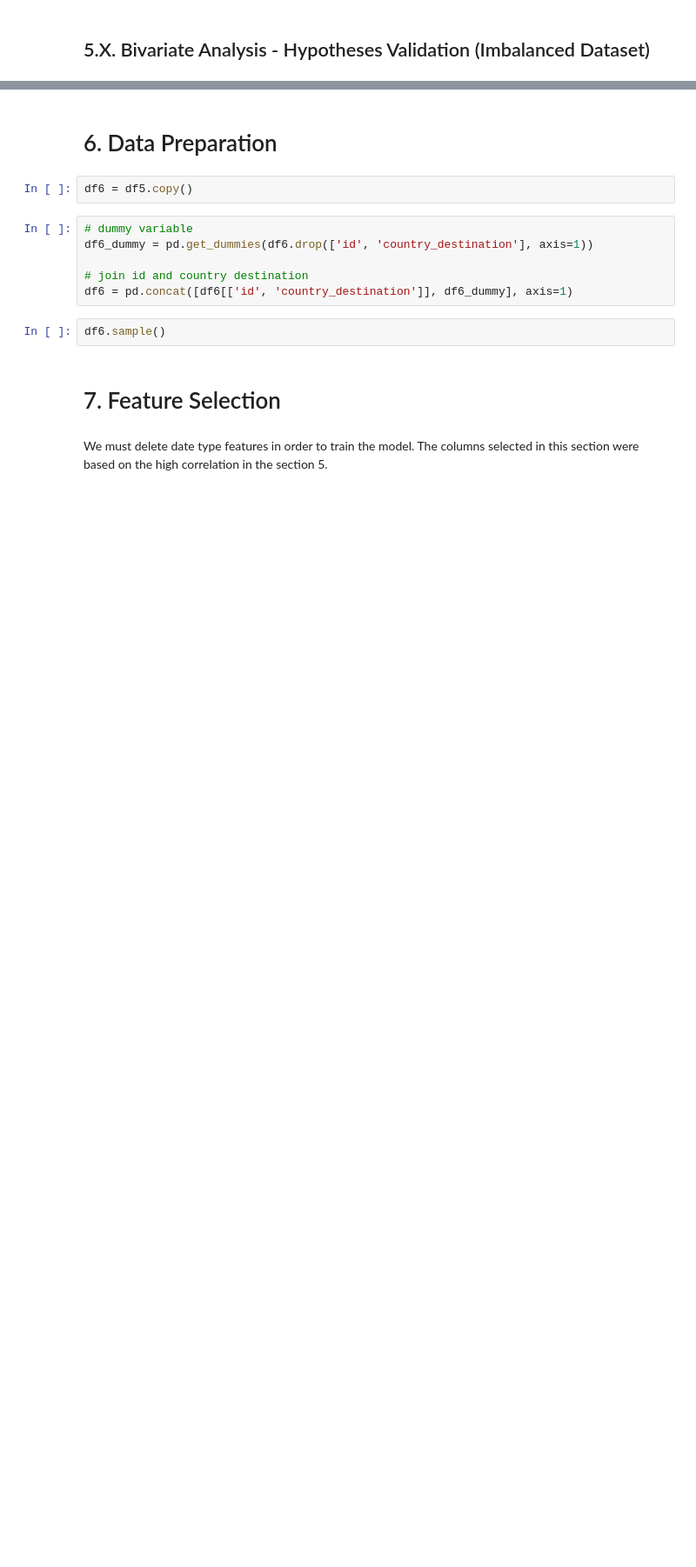
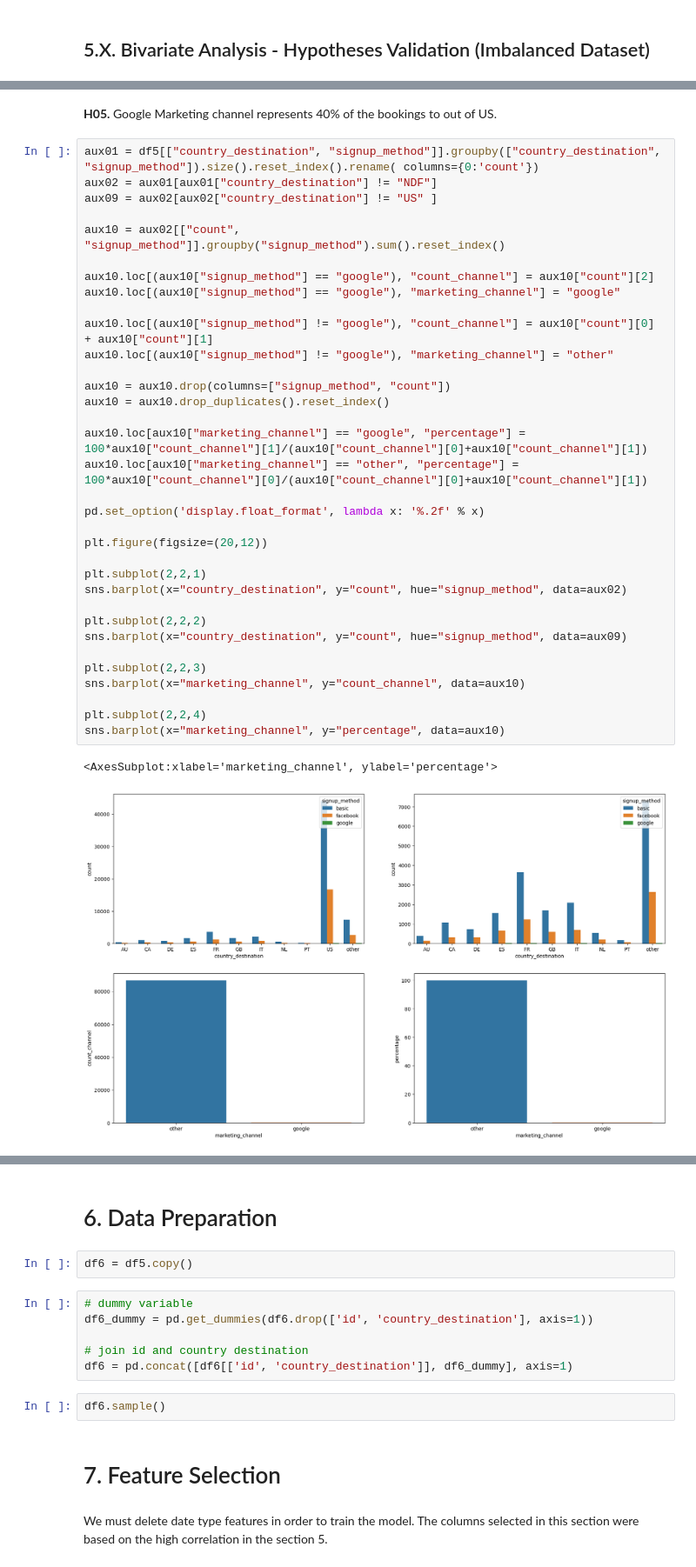
Before and after one commit to lucasquemelli/airbnb, a Jupyter notebook: airbnb.ipynb, the cells around one changed output, grey strips where cells are left out. Shown at 87% size. Saved outputs shown, nothing was run; the diff lists cells and outputs as text; blank space fills up the shorter version.

```diff
--- a/airbnb.ipynb
+++ b/airbnb.ipynb
@@ -1320,0 +1327,39 @@ The main objective of this analysis is to evaluate the correlation between the v
+# %% [markdown]
+**H05.** Google Marketing channel represents 40% of the bookings to out of US.
+# %%
+aux01 = df5[["country_destination", "signup_method"]].groupby(["country_destination", "signup_method"]).size().reset_index().rename( columns={0:'count'})
+aux02 = aux01[aux01["country_destination"] != "NDF"]
+aux09 = aux02[aux02["country_destination"] != "US" ]
+
+aux10 = aux02[["count", "signup_method"]].groupby("signup_method").sum().reset_index()
+
+aux10.loc[(aux10["signup_method"] == "google"), "count_channel"] = aux10["count"][2]
+aux10.loc[(aux10["signup_method"] == "google"), "marketing_channel"] = "google"
+
+aux10.loc[(aux10["signup_method"] != "google"), "count_channel"] = aux10["count"][0] + aux10["count"][1]
+aux10.loc[(aux10["signup_method"] != "google"), "marketing_channel"] = "other"
+
+aux10 = aux10.drop(columns=["signup_method", "count"])
+aux10 = aux10.drop_duplicates().reset_index()
+
+aux10.loc[aux10["marketing_channel"] == "google", "percentage"] = 100*aux10["count_channel"][1]/(aux10["count_channel"][0]+aux10["count_channel"][1])
+aux10.loc[aux10["marketing_channel"] == "other", "percentage"] = 100*aux10["count_channel"][0]/(aux10["count_channel"][0]+aux10["count_channel"][1])
+
+pd.set_option('display.float_format', lambda x: '%.2f' % x)
+
+plt.figure(figsize=(20,12))
+
+plt.subplot(2,2,1)
+sns.barplot(x="country_destination", y="count", hue="signup_method", data=aux02)
+
+plt.subplot(2,2,2)
+sns.barplot(x="country_destination", y="count", hue="signup_method", data=aux09)
+
+plt.subplot(2,2,3)
+sns.barplot(x="marketing_channel", y="count_channel", data=aux10)
+
+plt.subplot(2,2,4)
+sns.barplot(x="marketing_channel", y="percentage", data=aux10)
+# %% [output]
+<AxesSubplot:xlabel='marketing_channel', ylabel='percentage'>
+[figure, added]
```
Also changed, not shown: parts of 73 cells of this notebook.
